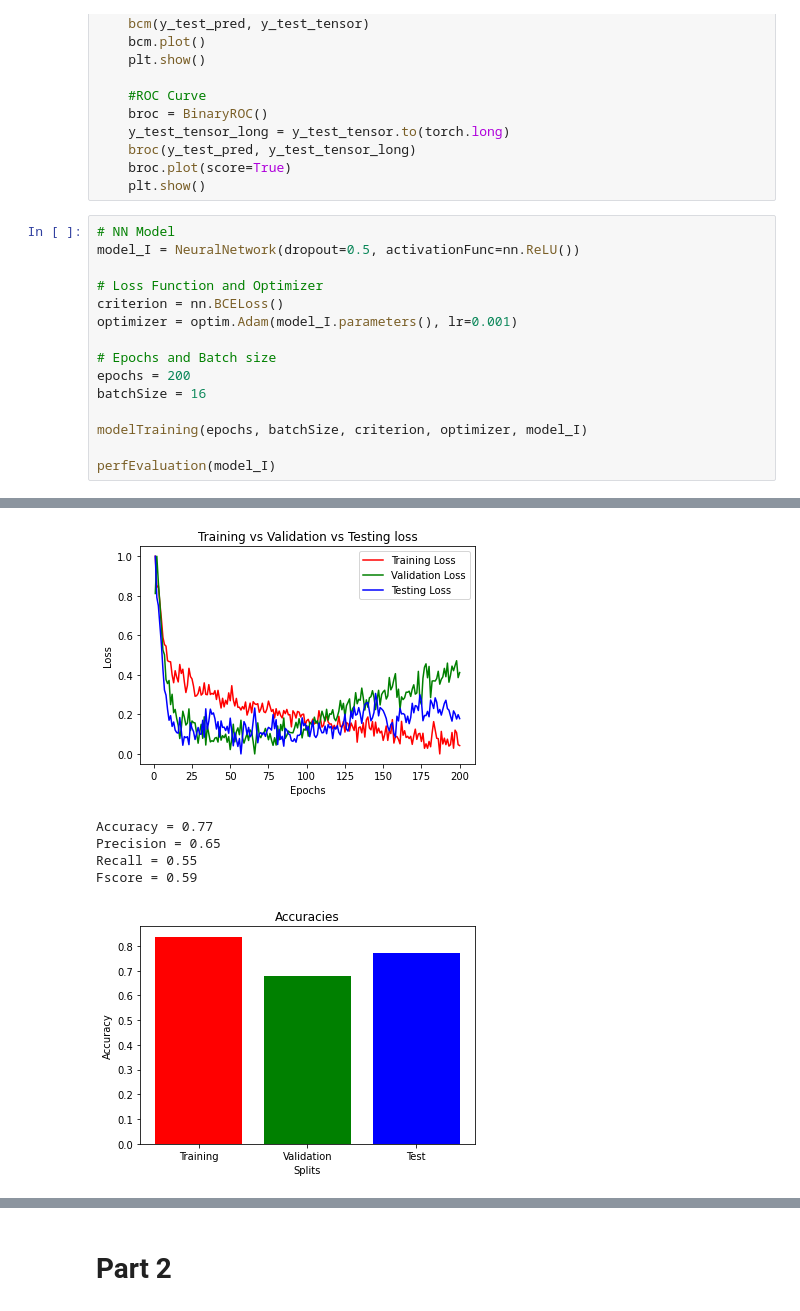
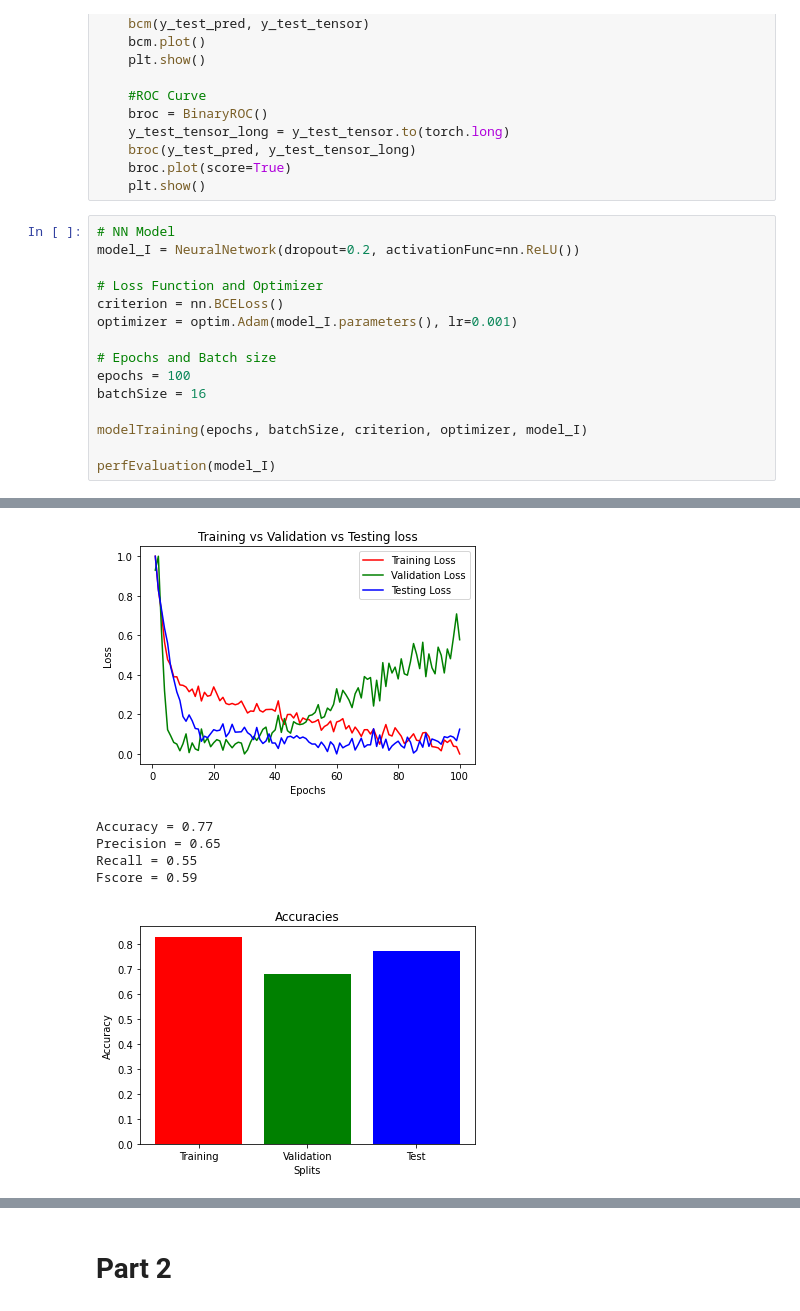
Before and after one commit to UBCSE-ngupta22/CSE574_Assign2, a Jupyter notebook: ngupta22_pandey7_assignment2_part_1_2.ipynb, the cells around one changed output, grey strips where cells are left out. Cells and saved outputs as stored; diff of their text form.

```diff
--- a/ngupta22_pandey7_assignment2_part_1_2.ipynb
+++ b/ngupta22_pandey7_assignment2_part_1_2.ipynb
@@ -403,14 +403,14 @@ def perfEvaluation(model):
     plt.show()
 # %%
 # NN Model
-model_I = NeuralNetwork(dropout=0.5, activationFunc=nn.ReLU())
+model_I = NeuralNetwork(dropout=0.2, activationFunc=nn.ReLU())
 
 # Loss Function and Optimizer
 criterion = nn.BCELoss()
 optimizer = optim.Adam(model_I.parameters(), lr=0.001)
 
 # Epochs and Batch size
-epochs = 200
+epochs = 100
 batchSize = 16
 
 modelTraining(epochs, batchSize, criterion, optimizer, model_I)
@@ -437,4 +437,4 @@ Time to train = 2.55
-[figure, old version]
+[figure, new version]
 Accuracy = 0.77
 Precision = 0.65
 Recall = 0.55
```
Also changed, not shown: parts of 10 cells of this notebook.
